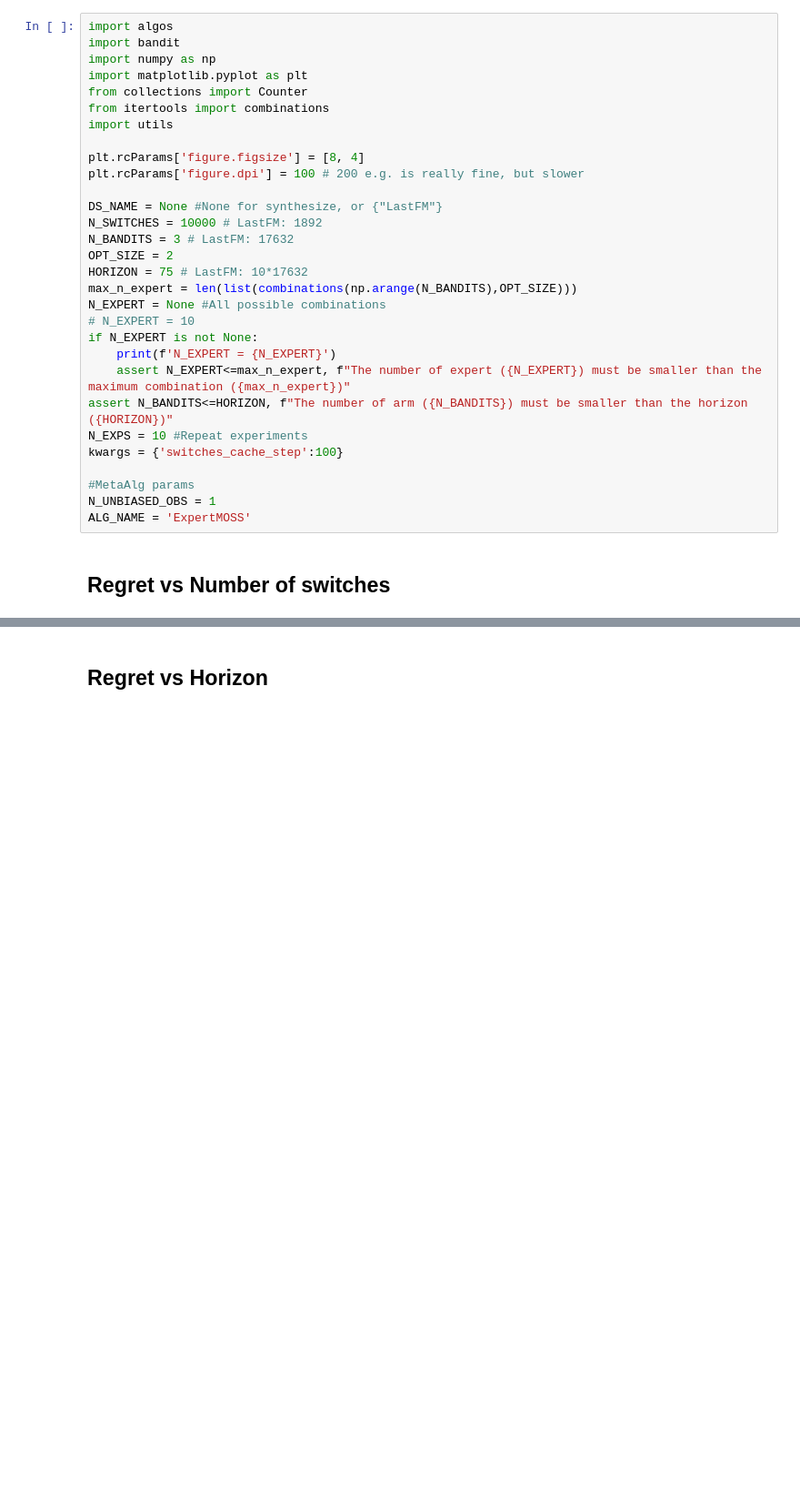
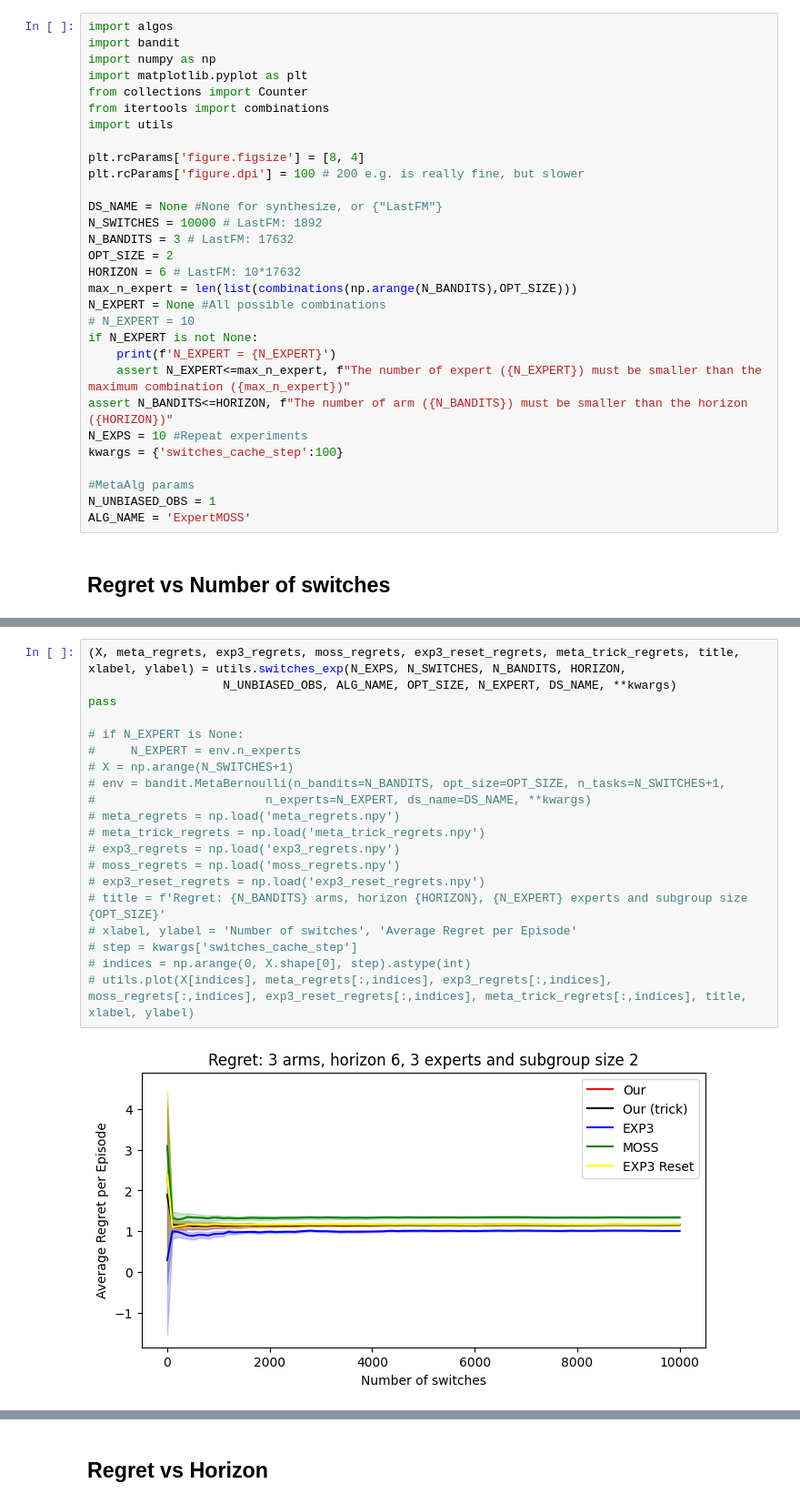
Before and after one commit to duongnhatthang/meta-bandit, a Jupyter notebook: main.ipynb, the cells around one changed output, grey strips where cells are left out. Shown at 91% size. Drawn from its saved outputs; the diff is of its cells as text; blank space fills up the shorter version.

```diff
--- a/main.ipynb
+++ b/main.ipynb
@@ -14,7 +14,7 @@ DS_NAME = None #None for synthesize, or {"LastFM"}
 N_SWITCHES = 10000 # LastFM: 1892
 N_BANDITS = 3 # LastFM: 17632
 OPT_SIZE = 2
-HORIZON = 75 # LastFM: 10*17632
+HORIZON = 6 # LastFM: 10*17632
 max_n_expert = len(list(combinations(np.arange(N_BANDITS),OPT_SIZE)))
 N_EXPERT = None #All possible combinations
 # N_EXPERT = 10
@@ -38,0 +33,22 @@ pass
+# %%
+(X, meta_regrets, exp3_regrets, moss_regrets, exp3_reset_regrets, meta_trick_regrets, title, xlabel, ylabel) = utils.switches_exp(N_EXPS, N_SWITCHES, N_BANDITS, HORIZON,
+                   N_UNBIASED_OBS, ALG_NAME, OPT_SIZE, N_EXPERT, DS_NAME, **kwargs)
+pass
+
+# if N_EXPERT is None:
+#     N_EXPERT = env.n_experts
+# X = np.arange(N_SWITCHES+1)
+# env = bandit.MetaBernoulli(n_bandits=N_BANDITS, opt_size=OPT_SIZE, n_tasks=N_SWITCHES+1,
+#                        n_experts=N_EXPERT, ds_name=DS_NAME, **kwargs)
+# meta_regrets = np.load('meta_regrets.npy')
+# meta_trick_regrets = np.load('meta_trick_regrets.npy')
+# exp3_regrets = np.load('exp3_regrets.npy')
+# moss_regrets = np.load('moss_regrets.npy')
+# exp3_reset_regrets = np.load('exp3_reset_regrets.npy')
+# title = f'Regret: {N_BANDITS} arms, horizon {HORIZON}, {N_EXPERT} experts and subgroup size {OPT_SIZE}'
+# xlabel, ylabel = 'Number of switches', 'Average Regret per Episode'
+# step = kwargs['switches_cache_step']
+# indices = np.arange(0, X.shape[0], step).astype(int)
+# utils.plot(X[indices], meta_regrets[:,indices], exp3_regrets[:,indices], moss_regrets[:,indices], exp3_reset_regrets[:,indices], meta_trick_regrets[:,indices], title, xlabel, ylabel)
+# %% [output]
+[figure, added]
```
Also changed, not shown: parts of 3 cells of this notebook, 1 other file.
